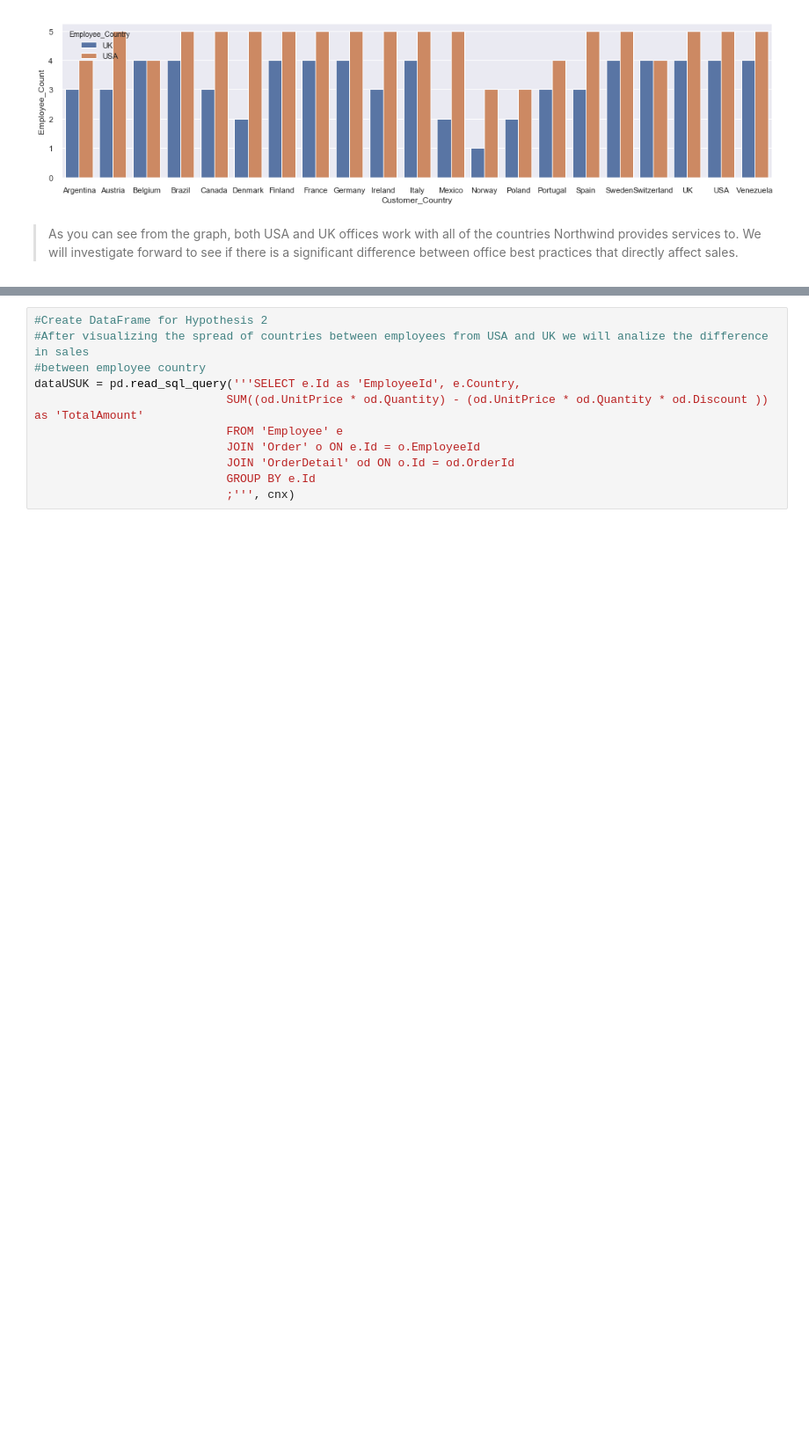
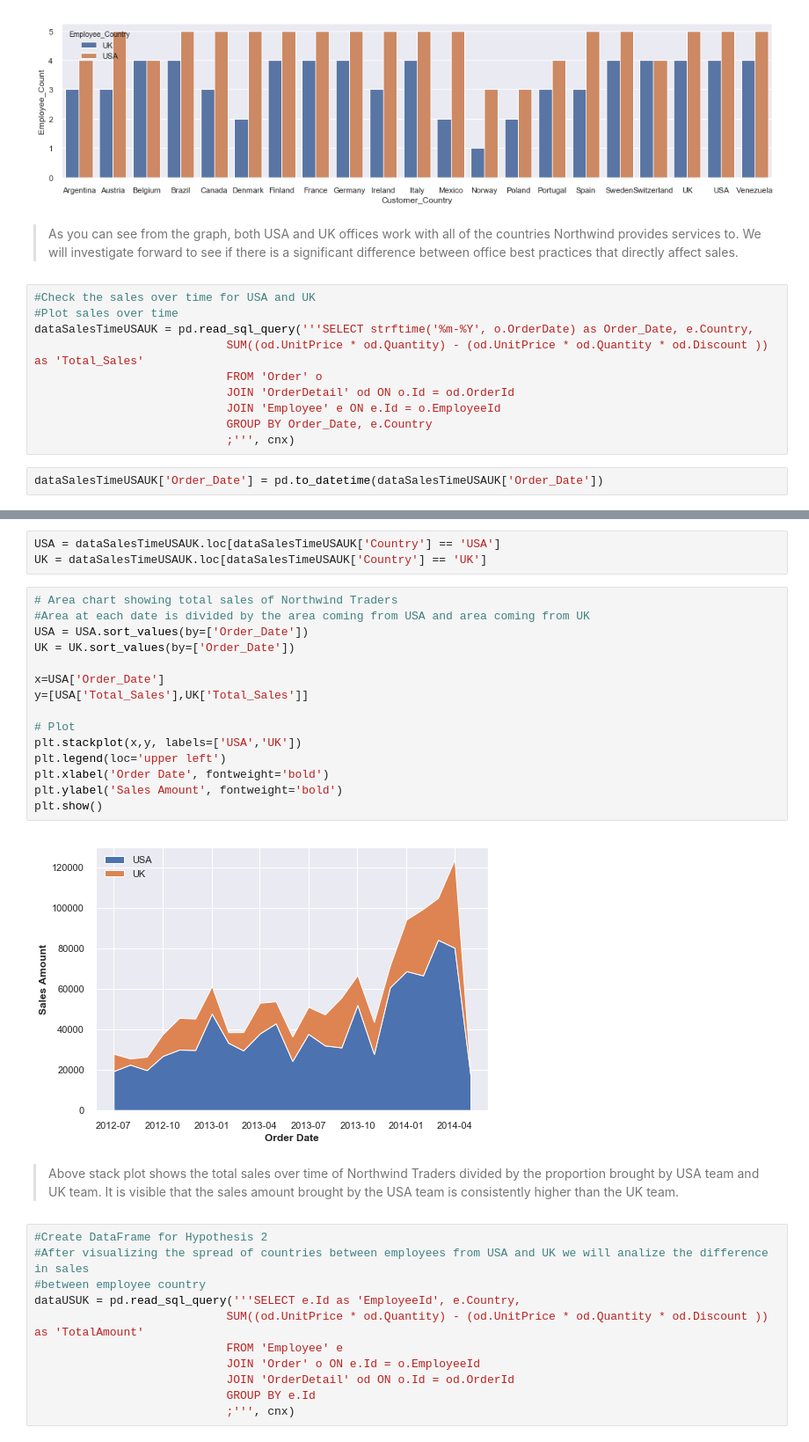
Before and after one commit to Francismorales/dsc-mod-3-project-online-ds-pt-061019, a Jupyter notebook: Project2-Northwind_Hypothesis_Testing.ipynb, the cells around one changed output, grey strips where cells are left out. Shown at 88% size. Cells and saved outputs as stored; diff of their text form; blank space fills up the shorter version.

```diff
--- a/Project2-Northwind_Hypothesis_Testing.ipynb
+++ b/Project2-Northwind_Hypothesis_Testing.ipynb
@@ -509,3 +509,15 @@ ax = sns.barplot(x="Customer_Country", y="Employee_Count", hue="Employee_Country
 [figure]
 # %% [markdown]
 > As you can see from the graph, both USA and UK offices work with all of the countries Northwind provides services to. We will investigate forward to see if there is a significant difference between office best practices that directly affect sales.
+# %%
+#Check the sales over time for USA and UK
+#Plot sales over time
+dataSalesTimeUSAUK = pd.read_sql_query('''SELECT strftime('%m-%Y', o.OrderDate) as Order_Date, e.Country,
+                            SUM((od.UnitPrice * od.Quantity) - (od.UnitPrice * od.Quantity * od.Discount )) as 'Total_Sales'
+                            FROM 'Order' o
+                            JOIN 'OrderDetail' od ON o.Id = od.OrderId
+                            JOIN 'Employee' e ON e.Id = o.EmployeeId
+                            GROUP BY Order_Date, e.Country
+                            ;''', cnx)
+# %%
+dataSalesTimeUSAUK['Order_Date'] = pd.to_datetime(dataSalesTimeUSAUK['Order_Date'])
@@ -512,3 +530,25 @@ ax = sns.barplot(x="Customer_Country", y="Employee_Count", hue="Employee_Country
+# %%
+USA = dataSalesTimeUSAUK.loc[dataSalesTimeUSAUK['Country'] == 'USA']
+UK = dataSalesTimeUSAUK.loc[dataSalesTimeUSAUK['Country'] == 'UK']
+# %%
+# Area chart showing total sales of Northwind Traders
+#Area at each date is divided by the area coming from USA and area coming from UK
+USA = USA.sort_values(by=['Order_Date'])
+UK = UK.sort_values(by=['Order_Date'])
+
+x=USA['Order_Date']
+y=[USA['Total_Sales'],UK['Total_Sales']]
+
+# Plot
+plt.stackplot(x,y, labels=['USA','UK'])
+plt.legend(loc='upper left')
+plt.xlabel('Order Date', fontweight='bold')
+plt.ylabel('Sales Amount', fontweight='bold')
+plt.show()
+# %% [output]
+[figure, added]
+# %% [markdown]
+> Above stack plot shows the total sales over time of Northwind Traders divided by the proportion brought by USA team and UK team. It is visible that the sales amount brought by the USA team is consistently higher than the UK team.
 # %%
 #Create DataFrame for Hypothesis 2
 #After visualizing the spread of countries between employees from USA and UK we will analize the difference in sales
```
Also changed, not shown: parts of 2 cells of this notebook.
